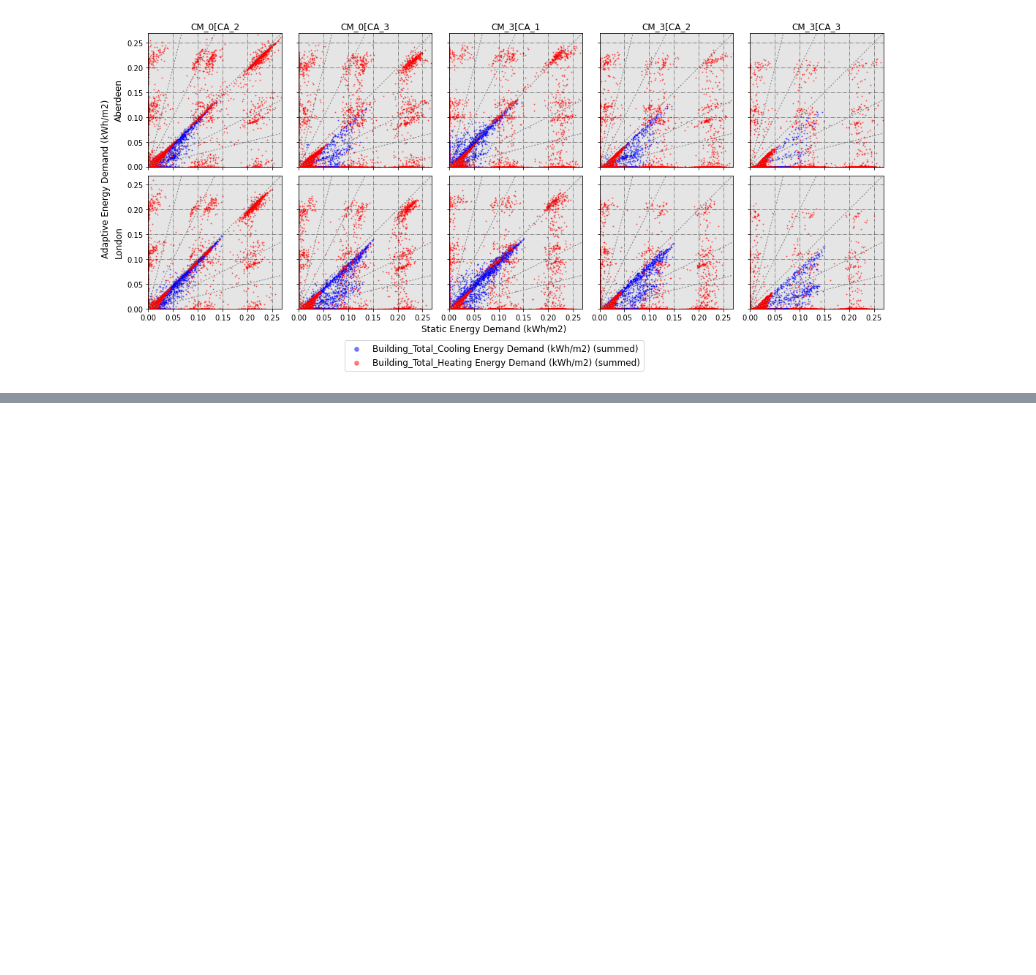
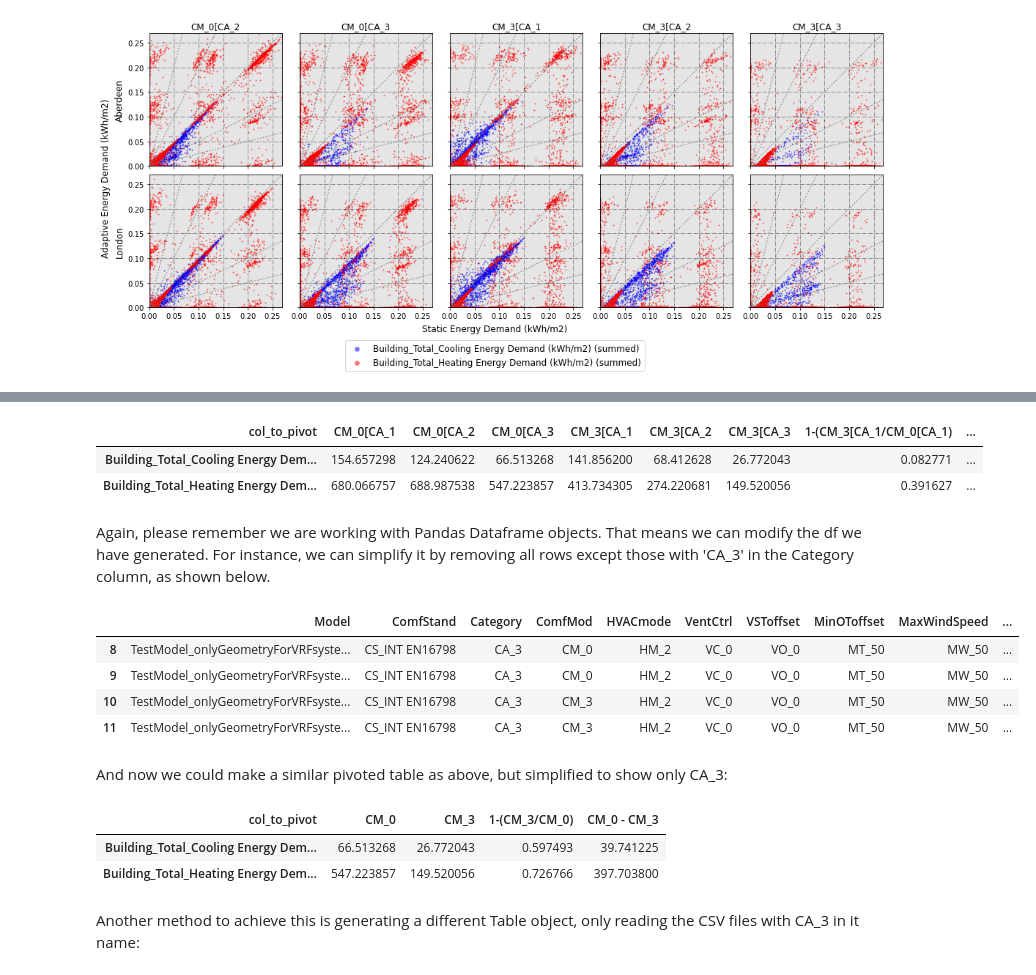
Before and after one commit to dsanchez-garcia/accim, a Jupyter notebook: docs/jupyter_notebooks/Table/using_Table.ipynb, the cells around one changed output, grey strips where cells are left out. Saved outputs shown, nothing was run; the diff lists cells and outputs as text; code cells hidden in the pictures; blank space fills up the shorter version.

```diff
--- a/docs/jupyter_notebooks/Table/using_Table.ipynb
+++ b/docs/jupyter_notebooks/Table/using_Table.ipynb
@@ -347,0 +416,21 @@ CM_3[CA_3
+# %%
+from accim.data.datawrangling import Table
+dataset_runperiod = Table(
+    #datasets=list Since we are not specifying any list, it will use all available CSVs in the folder
+    frequency='runperiod',
+    frequency_sum_or_mean='sum', #this makes the sum or average when aggregating in days, months or runperiod; since the original CSV frequency is in hour, it won't make any aeffect
+    standard_outputs=True,
+    level=['building'],
+    level_sum_or_mean=['sum'],
+    #match_cities=bool Only used when EPW file has NOT been previously renamed
+    #manage_epw_names=bool Only used when EPW file has NOT been previously renamed
+    split_epw_names=True, #to split EPW names based on the format Country_City_RCPscenario-YEar
+)
+
+dataset_runperiod.format_table(
+    type_of_table='custom',
+    custom_cols=[
+        'Building_Total_Cooling Energy Demand (kWh/m2) (summed)',
+        'Building_Total_Heating Energy Demand (kWh/m2) (summed)',
+    ]
+)
@@ -347,0 +460,22 @@ CM_3[CA_3
+# %%
+dataset_runperiod.wrangled_df_pivoted
+# %% [output]
+| col_to_pivot | CM_0[CA_1 | CM_0[CA_2 | CM_0[CA_3 | CM_3[CA_1 | CM_3[CA_2 | CM_3[CA_3 | 1-(CM_3[CA_1/CM_0[CA_1) | ... |
+| Building_Total_Cooling Energy Dem... | 154.657298 | 124.240622 | 66.513268 | 141.856200 | 68.412628 | 26.772043 | 0.082771 | ... |
+| Building_Total_Heating Energy Dem... | 680.066757 | 688.987538 | 547.223857 | 413.734305 | 274.220681 | 149.520056 | 0.391627 | ... |
+# %% [markdown]
+Again, please remember we are working with Pandas Dataframe objects. That means we can modify the df we have generated. For instance, we can simplify it by removing all rows except those with 'CA_3' in the Category column, as shown below.
+# %%
+dataset_runperiod.df = dataset_runperiod.df[
+    dataset_runperiod.df['Category'].isin(['CA_3'])
+]
+# %%
+dataset_runperiod.df
+# %% [output]
+|  | Model | ComfStand | Category | ComfMod | HVACmode | VentCtrl | VSToffset | MinOToffset | MaxWindSpeed | ... |
+| 8 | TestModel_onlyGeometryForVRFsyste... | CS_INT EN16798 | CA_3 | CM_0 | HM_2 | VC_0 | VO_0 | MT_50 | MW_50 | ... |
+| 9 | TestModel_onlyGeometryForVRFsyste... | CS_INT EN16798 | CA_3 | CM_0 | HM_2 | VC_0 | VO_0 | MT_50 | MW_50 | ... |
+| 10 | TestModel_onlyGeometryForVRFsyste... | CS_INT EN16798 | CA_3 | CM_3 | HM_2 | VC_0 | VO_0 | MT_50 | MW_50 | ... |
+| 11 | TestModel_onlyGeometryForVRFsyste... | CS_INT EN16798 | CA_3 | CM_3 | HM_2 | VC_0 | VO_0 | MT_50 | MW_50 | ... |
+# %% [markdown]
+And now we could make a similar pivoted table as above, but simplified to show only CA_3:
@@ -347,0 +490,8 @@ CM_3[CA_3
+# %%
+dataset_runperiod.wrangled_df_pivoted
+# %% [output]
+| col_to_pivot | CM_0 | CM_3 | 1-(CM_3/CM_0) | CM_0 - CM_3 |
+| Building_Total_Cooling Energy Dem... | 66.513268 | 26.772043 | 0.597493 | 39.741225 |
+| Building_Total_Heating Energy Dem... | 547.223857 | 149.520056 | 0.726766 | 397.703800 |
+# %% [markdown]
+Another method to achieve this is generating a different Table object, only reading the CSV files with CA_3 in it name:
```
Also changed, not shown: parts of 20 cells of this notebook, 3 other files.
